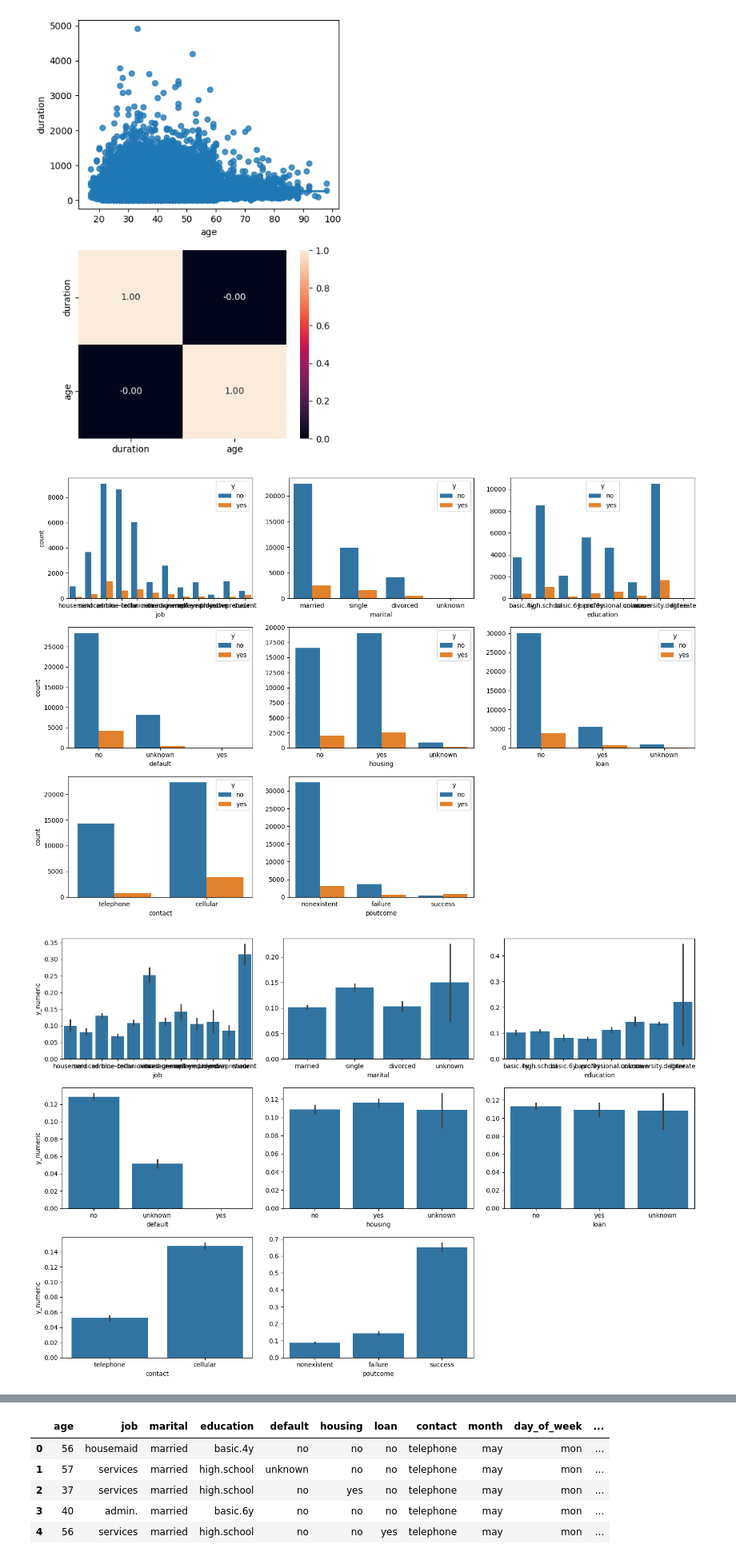
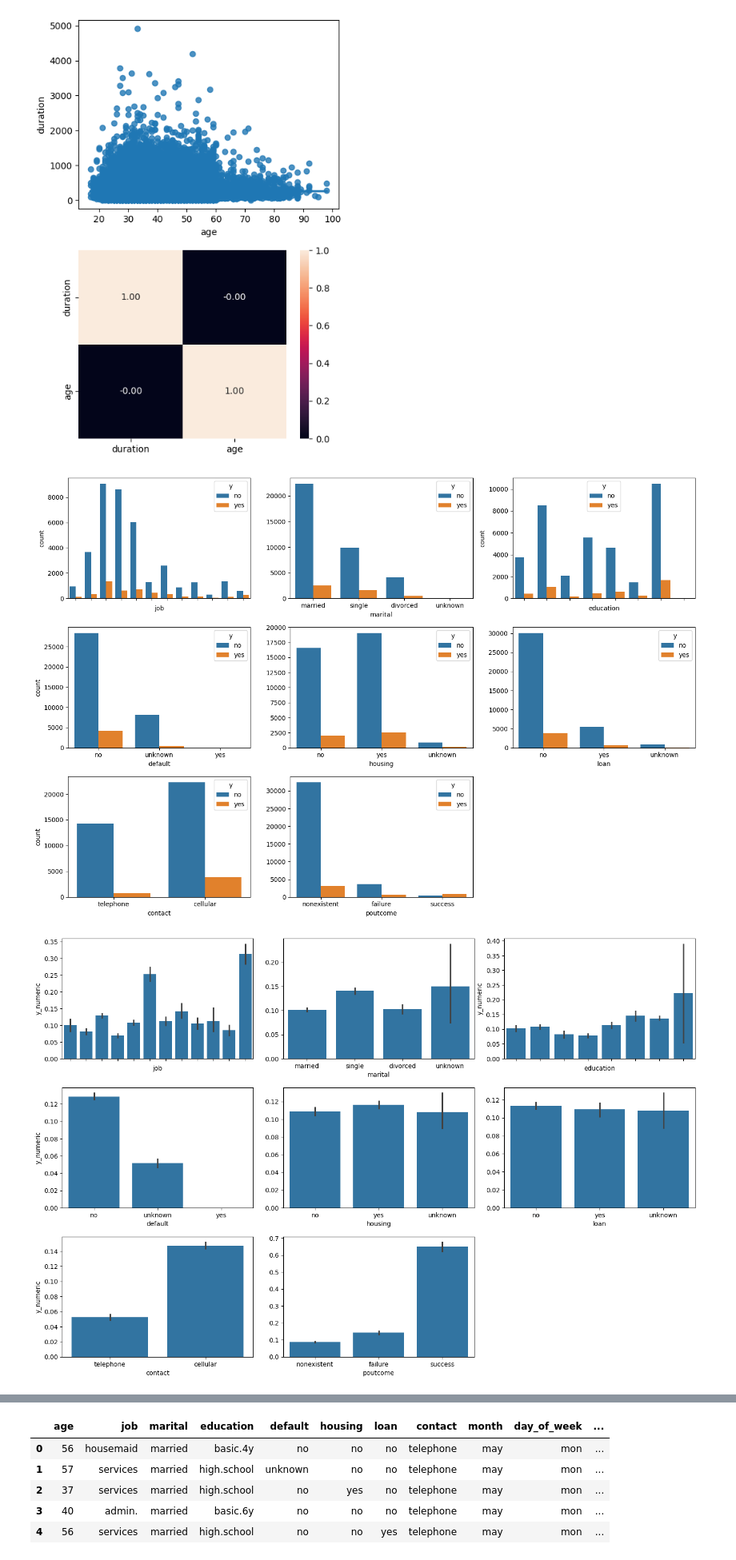
Before and after one commit to AnderTxuCode/machine-learning-regresion, a Jupyter notebook: src/explore.ipynb, the cells around one changed output, grey strips where cells are left out. Shown at 80% size. Saved outputs shown, nothing was run; the diff lists cells and outputs as text; code cells hidden in the pictures.

```diff
--- a/src/explore.ipynb
+++ b/src/explore.ipynb
@@ -317,9 +318,9 @@ plt.show()
 # %%
 fig, axis = plt.subplots(3, 3, figsize=(15, 10))
 
-sns.countplot(ax=axis[0, 0], data=df, x="job", hue="y")
+sns.countplot(ax=axis[0, 0], data=df, x="job", hue="y").set_xticklabels([])
 sns.countplot(ax=axis[0, 1], data=df, x="marital", hue="y").set(ylabel=None)
-sns.countplot(ax=axis[0, 2], data=df, x="education", hue="y").set(ylabel=None)
+sns.countplot(ax=axis[0, 2], data=df, x="education", hue="y").set_xticklabels([])
 sns.countplot(ax=axis[1, 0], data=df, x="default", hue="y")
 sns.countplot(ax=axis[1, 1], data=df, x="housing", hue="y").set(ylabel=None)
 sns.countplot(ax=axis[1, 2], data=df, x="loan", hue="y").set(ylabel=None)
@@ -331,26 +332,26 @@ fig.delaxes(axis[2, 2])
 
 plt.show()
 # %% [output]
-[figure, old version]
+[figure, new version]
 # %%
 
 fig, axis = plt.subplots(3, 3, figsize=(15, 10))
 
-sns.barplot(ax=axis[0, 0], data=df, x="job", y="y_numeric")
+sns.barplot(ax=axis[0, 0], data=df, x="job", y="y_numeric").set_xticklabels([])
 sns.barplot(ax=axis[0, 1], data=df, x="marital", y="y_numeric").set(ylabel=None)
-sns.barplot(ax=axis[0, 2], data=df, x="education", y="y_numeric").set(ylabel=None)
+sns.barplot(ax=axis[0, 2], data=df, x="education", y="y_numeric").set_xticklabels([])
 sns.barplot(ax=axis[1, 0], data=df, x="default", y="y_numeric")
 sns.barplot(ax=axis[1, 1], data=df, x="housing", y="y_numeric").set(ylabel=None)
 sns.barplot(ax=axis[1, 2], data=df, x="loan", y="y_numeric").set(ylabel=None)
 sns.barplot(ax=axis[2, 0], data=df, x="contact", y="y_numeric")
 sns.barplot(ax=axis[2, 1], data=df, x="poutcome", y="y_numeric").set(ylabel=None)
 
 plt.tight_layout()
 fig.delaxes(axis[2, 2])
 
 plt.show()
 # %% [output]
-[figure, old version]
+[figure, new version]
 # %%
 fig, axis = plt.subplots(3, 3, figsize=(15, 10))
 
```
Also changed, not shown: parts of 44 cells of this notebook, 2 other files.
